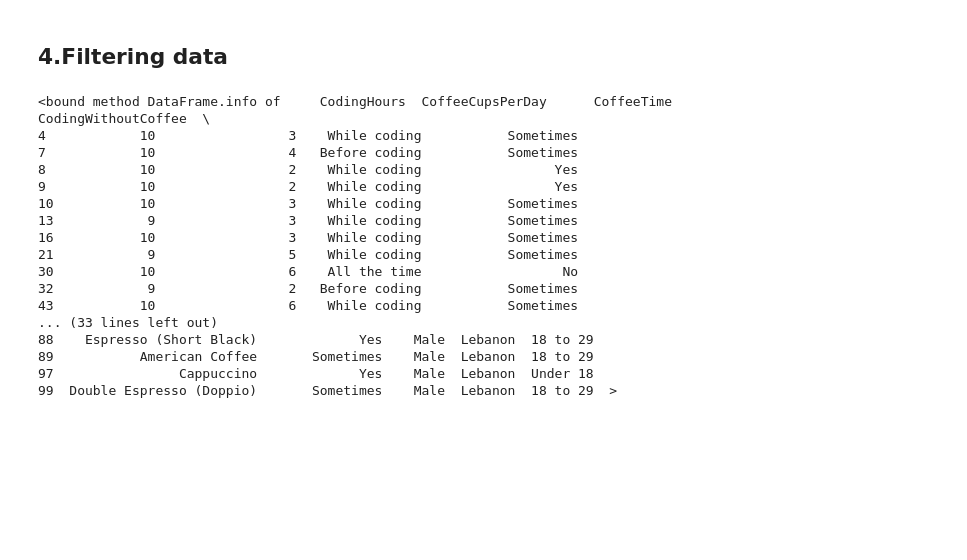
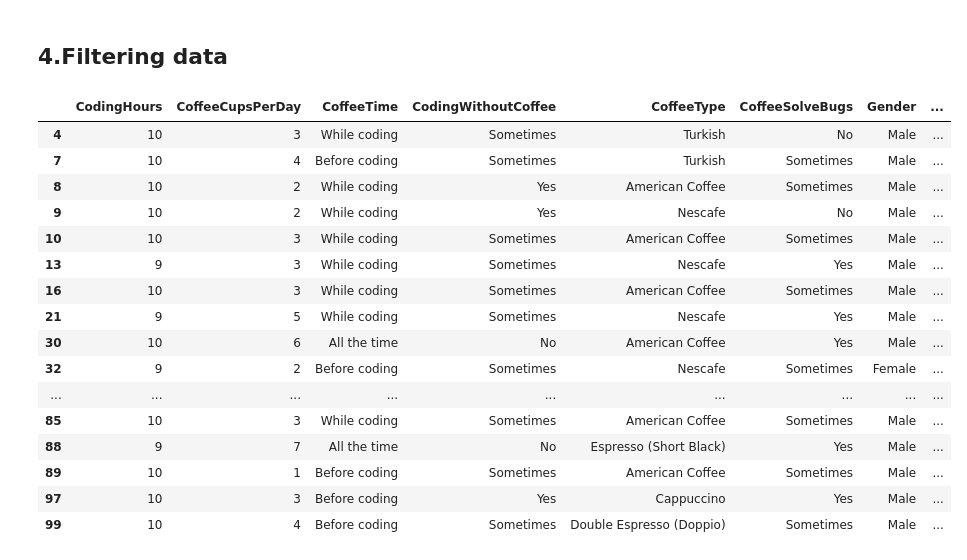
Before and after one commit to K-Siriwan/DataMining, a Jupyter notebook: 3.Pandas/pandas_tutorial.ipynb, the cells around one changed output. Cells and saved outputs as stored; diff of their text form; code cells hidden in the pictures; blank space fills up the shorter version.

Commit message:
coffee ja8/8/68

```diff
--- a/3.Pandas/pandas_tutorial.ipynb
+++ b/3.Pandas/pandas_tutorial.ipynb
@@ -252,26 +270,24 @@ coffee.loc[14:49, ["CoffeeTime",'CodingWithoutCoffee','CoffeeType', 'CoffeeSolve
 ## 4.Filtering data
 # %%
 #1.single condition / เงื่อนไขเดียว กรองคนทำงาน codingHours > 8hr
-high_coffee = coffee["CodingHours"] > 8
-high_coffee = coffee[coffee["CodingHours"] > 8]
-
-high_coffee.info
+high_coffee = coffee[coffee["CodingHours"] > 8 ]#ตรวจสอบว่าผลลัพธ์ไหนมากกว่า8บ้าง ผลลัพธ์มีแค่ถูกกับผิด
+high_coffee
 # %% [output]
-<bound method DataFrame.info of     CodingHours  CoffeeCupsPerDay      CoffeeTime CodingWithoutCoffee  \
-4            10                 3    While coding           Sometimes
-7            10                 4   Before coding           Sometimes
-8            10                 2    While coding                 Yes
-9            10                 2    While coding                 Yes
-10           10                 3    While coding           Sometimes
-13            9                 3    While coding           Sometimes
-16           10                 3    While coding           Sometimes
-21            9                 5    While coding           Sometimes
-30           10                 6    All the time                  No
-32            9                 2   Before coding           Sometimes
-43           10                 6    While coding           Sometimes
-... (33 lines left out)
-88    Espresso (Short Black)             Yes    Male  Lebanon  18 to 29
-89           American Coffee       Sometimes    Male  Lebanon  18 to 29
-97                Cappuccino             Yes    Male  Lebanon  Under 18
-99  Double Espresso (Doppio)       Sometimes    Male  Lebanon  18 to 29  >
+|  | CodingHours | CoffeeCupsPerDay | CoffeeTime | CodingWithoutCoffee | CoffeeType | CoffeeSolveBugs | Gender | ... |
+| 4 | 10 | 3 | While coding | Sometimes | Turkish | No | Male | ... |
+| 7 | 10 | 4 | Before coding | Sometimes | Turkish | Sometimes | Male | ... |
+| 8 | 10 | 2 | While coding | Yes | American Coffee | Sometimes | Male | ... |
+| 9 | 10 | 2 | While coding | Yes | Nescafe | No | Male | ... |
+| 10 | 10 | 3 | While coding | Sometimes | American Coffee | Sometimes | Male | ... |
+| 13 | 9 | 3 | While coding | Sometimes | Nescafe | Yes | Male | ... |
+| 16 | 10 | 3 | While coding | Sometimes | American Coffee | Sometimes | Male | ... |
+| 21 | 9 | 5 | While coding | Sometimes | Nescafe | Yes | Male | ... |
+| 30 | 10 | 6 | All the time | No | American Coffee | Yes | Male | ... |
+| 32 | 9 | 2 | Before coding | Sometimes | Nescafe | Sometimes | Female | ... |
+| ... | ... | ... | ... | ... | ... | ... | ... | ... |
+| 85 | 10 | 3 | While coding | Sometimes | American Coffee | Sometimes | Male | ... |
+| 88 | 9 | 7 | All the time | No | Espresso (Short Black) | Yes | Male | ... |
+| 89 | 10 | 1 | Before coding | Sometimes | American Coffee | Sometimes | Male | ... |
+| 97 | 10 | 3 | Before coding | Yes | Cappuccino | Yes | Male | ... |
+| 99 | 10 | 4 | Before coding | Sometimes | Double Espresso (Doppio) | Sometimes | Male | ... |
 # %%
```
Also changed, not shown: parts of 2 cells of this notebook, 1 other file.
